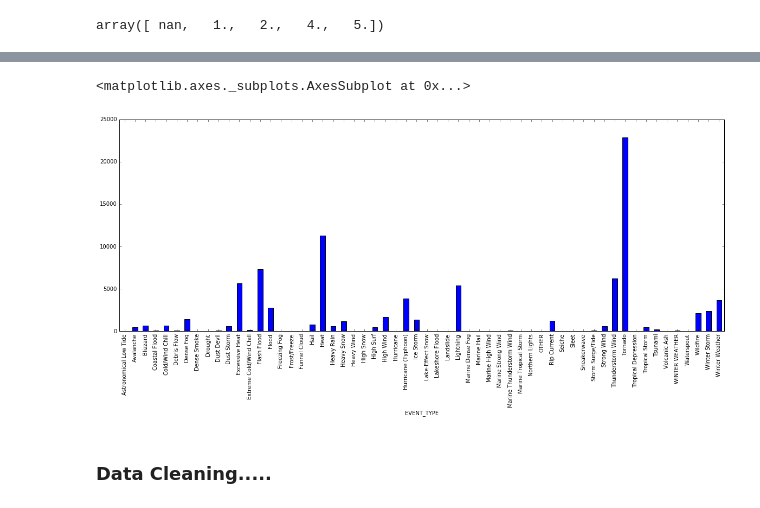
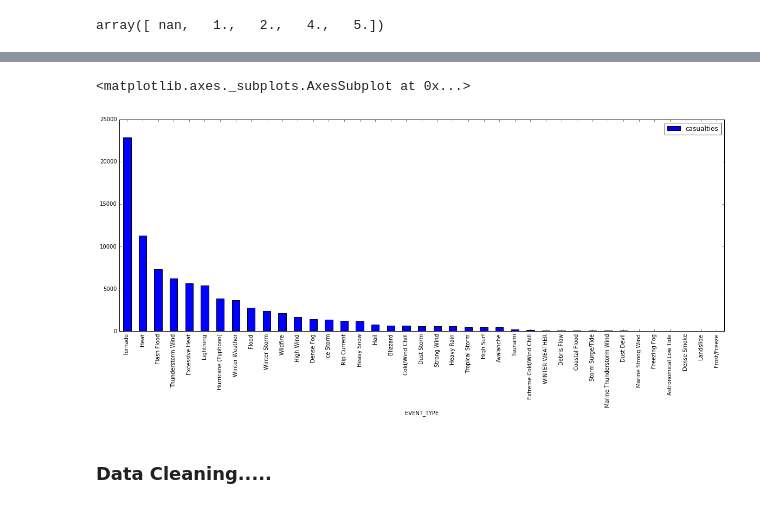
Before and after one commit to JayMichChi/JM_Capstone, a Jupyter notebook: Part 2 Capstone/Part 2 Gotta Start Somewhere Final.ipynb, the cells around one changed output, grey strips where cells are left out. Saved outputs shown, nothing was run; the diff lists cells and outputs as text; code cells hidden in the pictures.

```diff
--- a/Part 2 Capstone/Part 2 Gotta Start Somewhere Final.ipynb
+++ b/Part 2 Capstone/Part 2 Gotta Start Somewhere Final.ipynb
@@ -378,6 +388,6 @@ I am going to explore my data using a variety of tools to reduce the computation
 # Loading 700MB dataset from my hard drive
 
 import pandas as pd
-df1 = pd.read_csv('jm_cap.csv')
+df1 = pd.read_csv('jm_cap.csv', index_col=0)
 df1.columns
 # %% [output]
@@ -450,6 +460,10 @@ array(['INDIANA', 'KENTUCKY', 'ILLINOIS', 'IOWA', 'NEW YORK', 'MAINE',
        'LAKE ERIE', 'HAWAII WATERS', 'LAKE MICHIGAN', 'LAKE HURON',
        'LAKE ST CLAIR', 'E PACIFIC', 'ATLANTIC NORTH', 'LAKE ONTARIO',
        'ST LAWRENCE R', 'LAKE SUPERIOR', nan, 'GULF OF ALASKA'], dtype=object)
+# %%
+df1.TOR_F_SCALE = df1.TOR_F_SCALE.apply(lambda x: str(x))
+# %%
+df1['TOR_F_SCALE'] = df1['TOR_F_SCALE'].apply(lambda x: x.replace(' ', ''))
 # %%
 LabelEncoder().fit_transform(df1['TOR_F_SCALE'])
 df1['TOR_F_SCALE'].unique()
@@ -611,10 +626,13 @@ df1.groupby('EVENT_TYPE').casualties.agg(['count','min', 'max', 'mean', 'sum']).
 # %%
 %matplotlib inline
+# %%
+a = pd.DataFrame(df1.groupby('EVENT_TYPE').casualties.sum()).sort_values('casualties', axis=0, ascending=False)
+a = a[a['casualties'] > 10 ]
 # %%
-df1.groupby('EVENT_TYPE').casualties.sum().plot(kind='bar',figsize=(20,7))
+a.plot(kind='bar',figsize=(20,7))
 # %% [output]
 <matplotlib.axes._subplots.AxesSubplot at 0x...>
-[figure, old version]
+[figure, new version]
 # %% [markdown]
 ### Data Cleaning.....
 # %%
```
Also changed, not shown: parts of 33 cells of this notebook.
